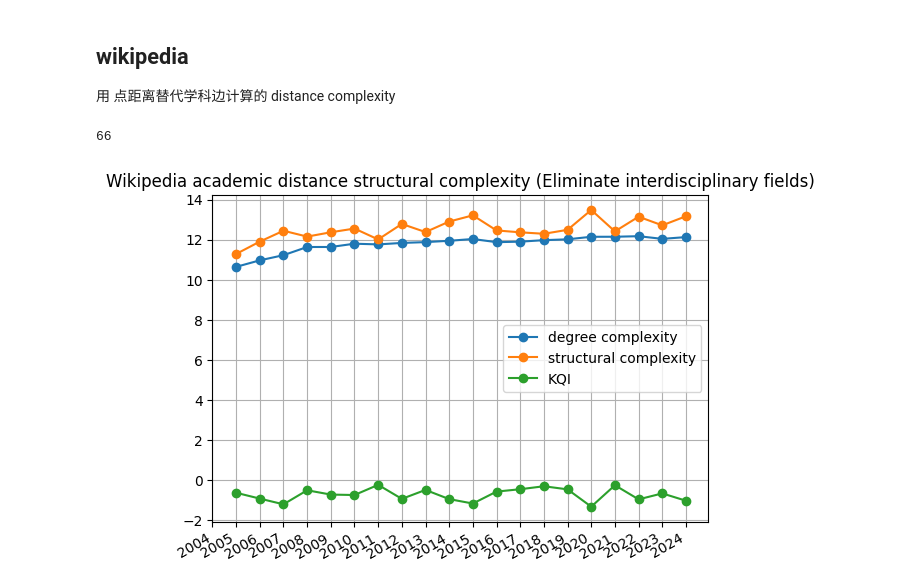
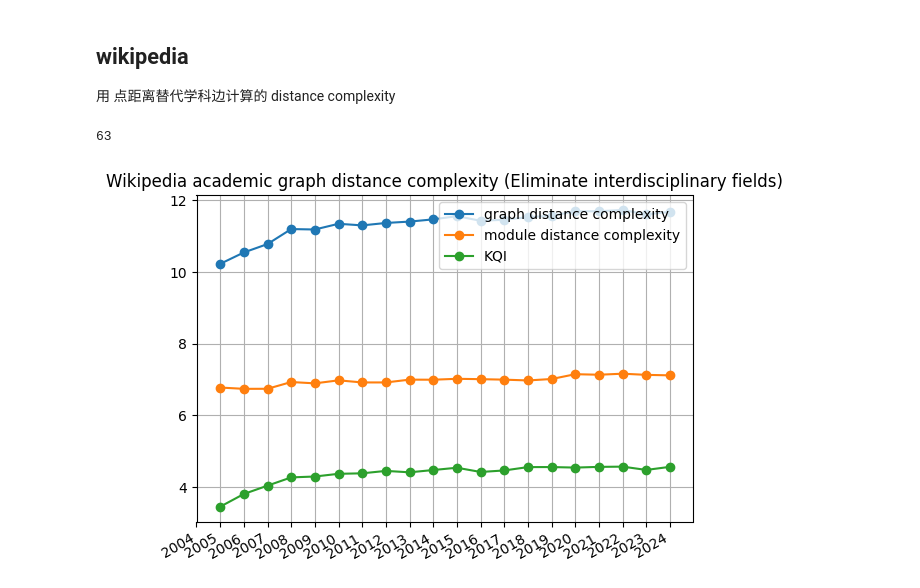
Before and after one commit to knogen/graph-computing-go, a Jupyter notebook: lab/new_structural_entropy.ipynb, the cells around one changed output. Drawn from its saved outputs; the diff is of its cells as text; code cells hidden in the pictures.

```diff
--- a/lab/new_structural_entropy.ipynb
+++ b/lab/new_structural_entropy.ipynb
@@ -236,36 +236,51 @@ draw_xlsx_sheet(XLSX_WRITER,
 用 点距离替代学科边计算的 distance complexity
 # %%
 database_name = f"wikipedia_dump_v{env_config['WIKI_VERSION']}"
-wikipedia_entropy_collection = pymongo.MongoClient(env_config['Mongo_Url'])[database_name]["new_distance_compllexity"]
+wikipedia_entropy_collection = pymongo.MongoClient(env_config['Mongo_Url'])[database_name]["new_distance_complexity"]
 wikipedia_entropy_collection.count_documents({})
 # %% [output]
-66
+63
 # %%
 start_year, end_year = 2004,2024
 year_range = np.arange(start_year, end_year+1, dtype=np.int16)
 
 
-entropy_lv = {
-    "degree complexity":np.full(end_year-start_year+1,np.nan),
-    'structural complexity':np.full(end_year-start_year+1,np.nan),
+complexity_data = {
+    "graph distance complexity":np.full(end_year-start_year+1,np.nan),
+    'module distance complexity':np.full(end_year-start_year+1,np.nan),
     # 'delta':np.full(end_year-start_year+1,np.nan)
 }
+
+module_complexity = collections.defaultdict(lambda :np.full(end_year-start_year+1,np.nan))
+module_edge_stats = collections.defaultdict(lambda :np.full(end_year-start_year+1,np.nan))
+module_node_stats = collections.defaultdict(lambda :np.full(end_year-start_year+1,np.nan))
+module_edge_div_node_stats = collections.defaultdict(lambda :np.full(end_year-start_year+1,np.nan))
+
 lv = 3
 for doc in wikipedia_entropy_collection.find({'level':lv}):
     index = doc['year'] - start_year
     if index <= 0:
         continue
-    entropy_lv['structural complexity'][index] = doc['complexity']['littlcomplexity']
-    entropy_lv['degree complexity'][index] = doc['complexity']['bigcomplexity']
+    complexity_data['module distance complexity'][index] = doc['complexity']['littlcomplexity']
+    complexity_data['graph distance complexity'][index] = doc['complexity']['bigcomplexity']
+    for title, value in doc['complexity']['modulecomplexity'].items():
+        if value >0:
+            module_complexity[title][index] = value
 
-entropy_lv['KQI'] = entropy_lv['degree complexity'] - entropy_lv['structural complexity']
-df = pd.DataFrame(entropy_lv, index=year_range)
+    for title, value in doc['complexity']['modulenodesize'].items():
+        module_node_stats[title][index] = value
+        module_edge_stats[title][index] = doc['complexity']['moduleedgecount'][title]
+        module_edge_div_node_stats[title][index] = doc['complexity']['moduleedgecount'][title]/value
+
+complexity_data['KQI'] = complexity_data['graph distance complexity'] - complexity_data['module distance complexity']
 # %%
+
+df = pd.DataFrame(complexity_data, index=year_range)
 df.plot( marker='o')
 # plt.xlim(start_year, end_year)
-plt.title("Wikipedia academic distance structural complexity (Eliminate interdisciplinary fields)")
+plt.title("Wikipedia academic graph distance complexity (Eliminate interdisciplinary fields)")
 plt.xticks(year_range)
 plt.grid()
 plt.gcf().autofmt_xdate()
 # %% [output]
-[figure, old version]
+[figure, new version]
```
Also changed, not shown: parts of 23 cells of this notebook, 14 other files.
